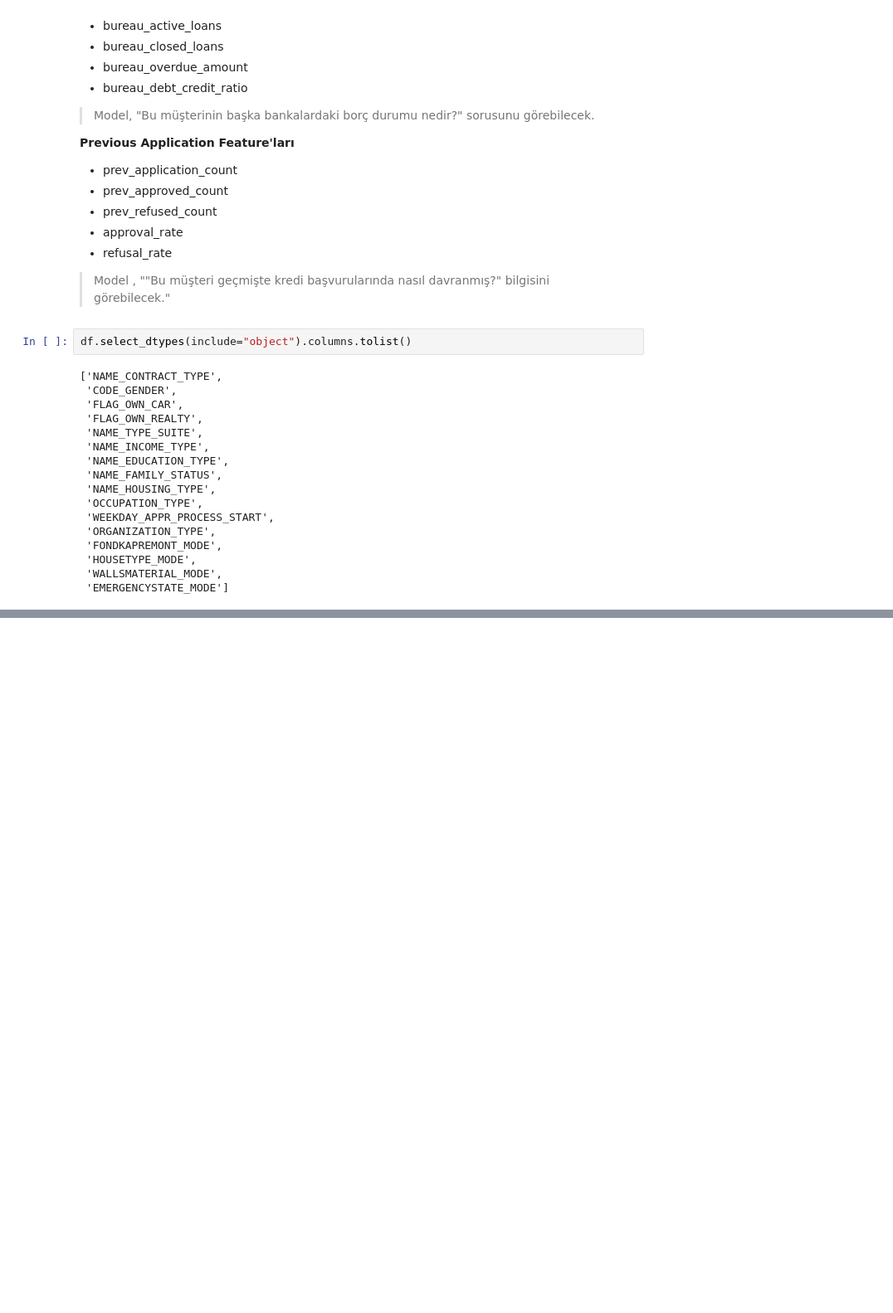
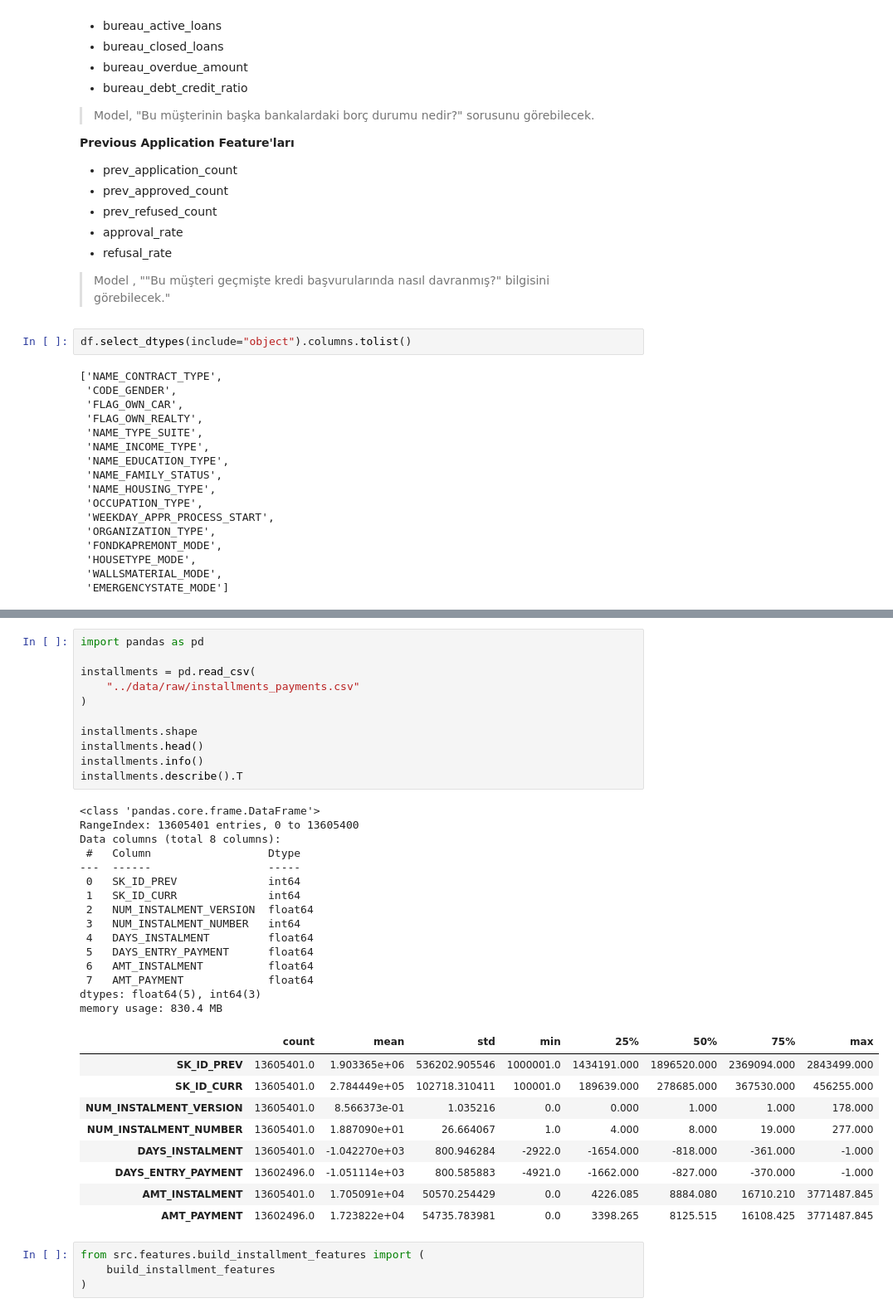
Before and after one commit to rabiadurgt/creditguard-ai, a Jupyter notebook: notebooks/02_eda.ipynb, the cells around one changed output, grey strips where cells are left out. Shown at 83% size. Cells and saved outputs as stored; diff of their text form; blank space fills up the shorter version.

Commit message:
feat: add installments and POS cash feature engineering
B

```diff
--- a/notebooks/02_eda.ipynb
+++ b/notebooks/02_eda.ipynb
@@ -336,0 +336,40 @@ print(
+# %%
+import pandas as pd
+
+installments = pd.read_csv(
+    "../data/raw/installments_payments.csv"
+)
+
+installments.shape
+installments.head()
+installments.info()
+installments.describe().T
+# %% [output]
+<class 'pandas.core.frame.DataFrame'>
+RangeIndex: 13605401 entries, 0 to 13605400
+Data columns (total 8 columns):
+ #   Column                  Dtype
+---  ------                  -----
+ 0   SK_ID_PREV              int64
+ 1   SK_ID_CURR              int64
+ 2   NUM_INSTALMENT_VERSION  float64
+ 3   NUM_INSTALMENT_NUMBER   int64
+ 4   DAYS_INSTALMENT         float64
+ 5   DAYS_ENTRY_PAYMENT      float64
+ 6   AMT_INSTALMENT          float64
+ 7   AMT_PAYMENT             float64
+dtypes: float64(5), int64(3)
+memory usage: 830.4 MB
+|  | count | mean | std | min | 25% | 50% | 75% | max |
+| SK_ID_PREV | 13605401.0 | 1.903365e+06 | 536202.905546 | 1000001.0 | 1434191.000 | 1896520.000 | 2369094.000 | 2843499.000 |
+| SK_ID_CURR | 13605401.0 | 2.784449e+05 | 102718.310411 | 100001.0 | 189639.000 | 278685.000 | 367530.000 | 456255.000 |
+| NUM_INSTALMENT_VERSION | 13605401.0 | 8.566373e-01 | 1.035216 | 0.0 | 0.000 | 1.000 | 1.000 | 178.000 |
+| NUM_INSTALMENT_NUMBER | 13605401.0 | 1.887090e+01 | 26.664067 | 1.0 | 4.000 | 8.000 | 19.000 | 277.000 |
+| DAYS_INSTALMENT | 13605401.0 | -1.042270e+03 | 800.946284 | -2922.0 | -1654.000 | -818.000 | -361.000 | -1.000 |
+| DAYS_ENTRY_PAYMENT | 13602496.0 | -1.051114e+03 | 800.585883 | -4921.0 | -1662.000 | -827.000 | -370.000 | -1.000 |
+| AMT_INSTALMENT | 13605401.0 | 1.705091e+04 | 50570.254429 | 0.0 | 4226.085 | 8884.080 | 16710.210 | 3771487.845 |
+| AMT_PAYMENT | 13602496.0 | 1.723822e+04 | 54735.783981 | 0.0 | 3398.265 | 8125.515 | 16108.425 | 3771487.845 |
+# %%
+from src.features.build_installment_features import (
+    build_installment_features
+)
```
Also changed, not shown: parts of 17 cells of this notebook, 13 other files.
